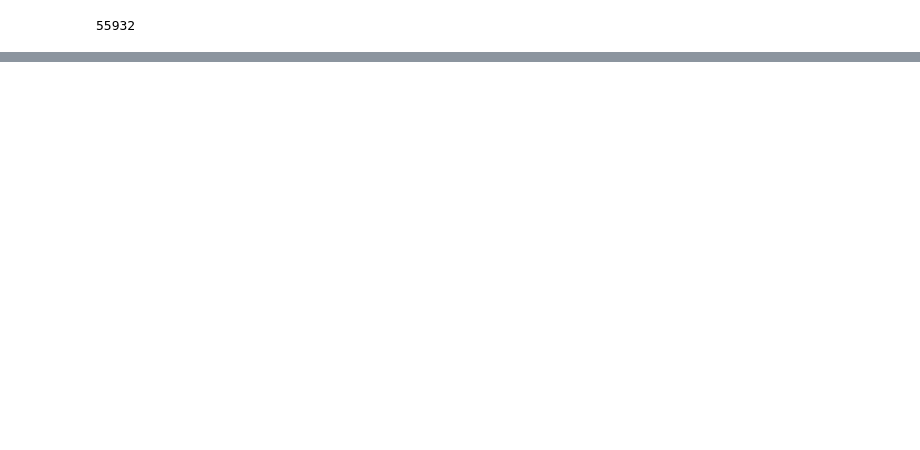
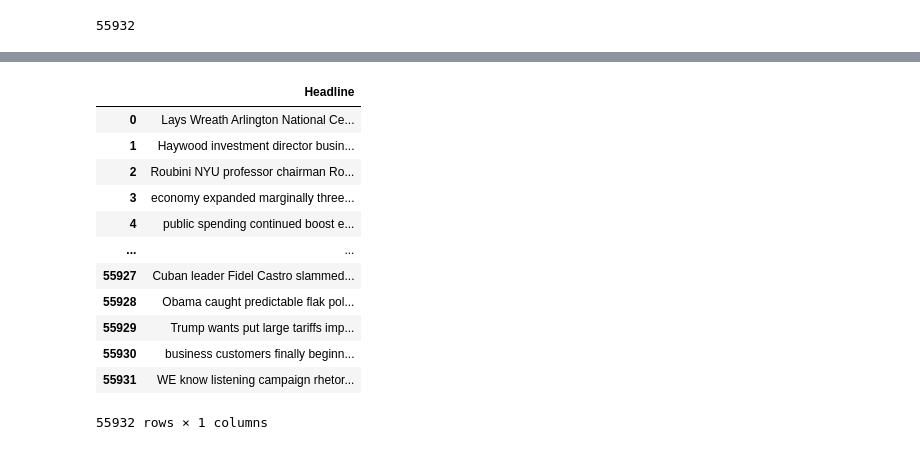
Before and after one commit to Neel-Dandiwala/Consumer-Sentiment-Analysis, a Jupyter notebook: Vishal.ipynb, the cells around one changed output, grey strips where cells are left out. Drawn from its saved outputs; the diff is of its cells as text; code cells hidden in the pictures; blank space fills up the shorter version.

Commit message:
Supervised Learning Model For Sentiment Analysis

```diff
--- a/Vishal.ipynb
+++ b/Vishal.ipynb
@@ -219,13 +204,41 @@ NEUTRALS =  list()
 
 
 for x in range(len(sentiment_titles)):
-    for i in new_title_words[x]:
+    for i in new_headline_words[x]:
         if(sentiment_titles[x] < 0 ):
             NEGATIVES.append(i)
         elif(sentiment_titles[x] > 0 ):
             POSITIVES.append(i)
         elif(sentiment_titles[x] == 0 ):
             NEUTRALS.append(i)
+# %%
+#define constants to represent the class labels :positive, negative, and abstain
+POSITIVES_headline = list()
+NEGATIVES_headline = list()
+NEUTRALS_headline =  list()
+#define function which looks into the input words to represent a proper label
+# def keyword_lookup(x, keywords, label):
+#     if any(word in x.text.lower() for word in keywords):
+#         return label
+#     return ABSTAIN
+# #define function which assigns a correct label
+# def make_keyword_lf(keywords, label=POSITIVE):
+#     return LabelingFunction(
+#         name=f"keyword_{keywords[0]}",
+#         f=keyword_lookup,
+#         resources=dict(keywords=keywords, label=label))
+
+
+
+
+for x in range(len(sentiment_headlines)):
+    for i in new_headline_words[x]:
+        if(sentiment_headlines[x] < 0 ):
+            NEGATIVES_headline.append(i)
+        elif(sentiment_headlines[x] > 0 ):
+            POSITIVES_headline.append(i)
+        elif(sentiment_headlines[x] == 0 ):
+            NEUTRALS_headline.append(i)
 # %%
 #set up a preprocessor function to determine polarity & subjectivity using textlob pretrained classifier
 @preprocessor(memoize=True)
@@ -327 +330,26 @@ new_title_words_df
+# %%
+tfidf_vect = TfidfVectorizer()
+new_headline_words_df
+# new_title_words_df = new_title_words_df.apply(lambda text: " ".join(set(text)),axis=1)
+new_headline_words_df['Headline'] = new_headline_words_df[new_headline_words_df.columns[1:]].apply(
+    lambda x: ' '.join(x.dropna().astype(str)),
+    axis=1
+)
+new_headline_words_df = new_headline_words_df.iloc[:,61:]
+new_headline_words_df
+# # new_title_words_df
+# %% [output]
+|  | Headline |
+| 0 | Lays Wreath Arlington National Ce... |
+| 1 | Haywood investment director busin... |
+| 2 | Roubini NYU professor chairman Ro... |
+| 3 | economy expanded marginally three... |
+| 4 | public spending continued boost e... |
+| ... | ... |
+| 55927 | Cuban leader Fidel Castro slammed... |
+| 55928 | Obama caught predictable flak pol... |
+| 55929 | Trump wants put large tariffs imp... |
+| 55930 | business customers finally beginn... |
+| 55931 | WE know listening campaign rhetor... |
+55932 rows × 1 columns
 # %%
```
Also changed, not shown: parts of 25 cells of this notebook.
